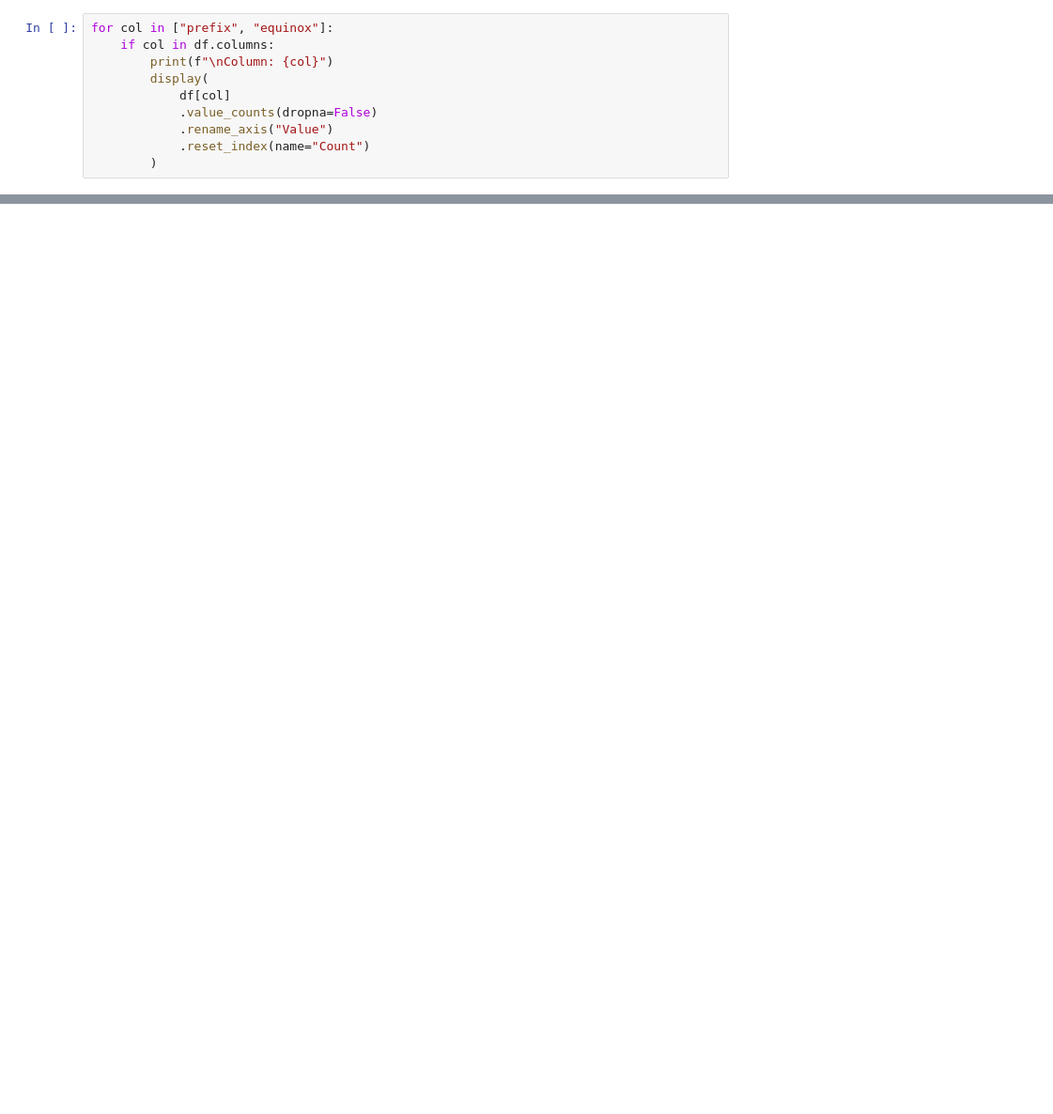
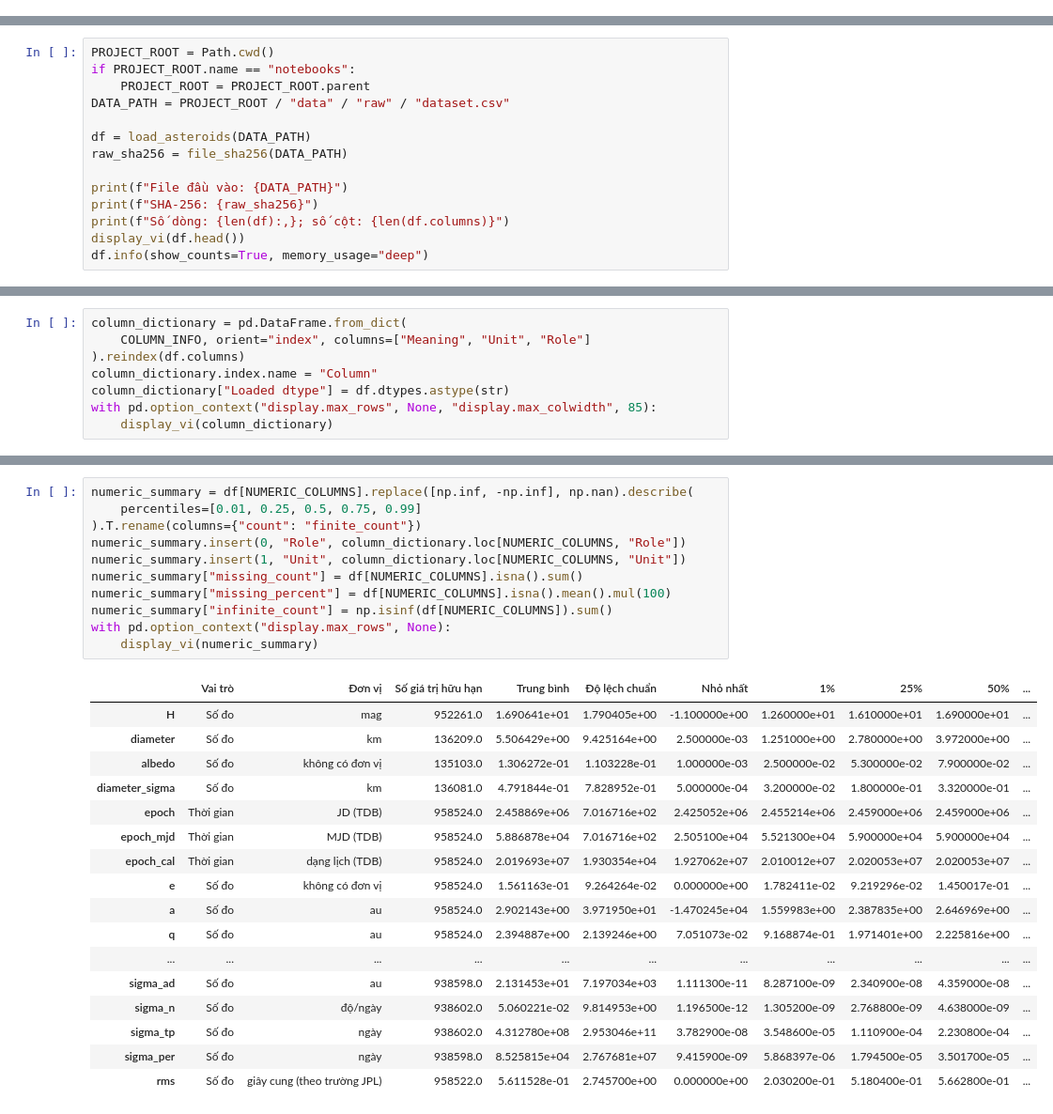
Before and after one commit to hohuunghiem/Programming-for-Data-Science, a Jupyter notebook: notebooks/01_collection_exploration.ipynb, the cells around one changed output, grey strips where cells are left out. Shown at 94% size. Cells and saved outputs as stored; diff of their text form; blank space fills up the shorter version.

Commit message:
Complete basic asteroid preprocessing with Vietnamese presentation

```diff
--- a/notebooks/01_collection_exploration.ipynb
+++ b/notebooks/01_collection_exploration.ipynb
@@ -366,10 +0,0 @@ display(pd.DataFrame(text_checks))
-# %%
-for col in ["prefix", "equinox"]:
-    if col in df.columns:
-        print(f"\nColumn: {col}")
-        display(
-            df[col]
-            .value_counts(dropna=False)
-            .rename_axis("Value")
-            .reset_index(name="Count")
-        )
@@ -1193,0 +229,14 @@ Add source access dates and the public notebooks actually consulted.
+# %%
+PROJECT_ROOT = Path.cwd()
+if PROJECT_ROOT.name == "notebooks":
+    PROJECT_ROOT = PROJECT_ROOT.parent
+DATA_PATH = PROJECT_ROOT / "data" / "raw" / "dataset.csv"
+
+df = load_asteroids(DATA_PATH)
+raw_sha256 = file_sha256(DATA_PATH)
+
+print(f"File đầu vào: {DATA_PATH}")
+print(f"SHA-256: {raw_sha256}")
+print(f"Số dòng: {len(df):,}; số cột: {len(df.columns)}")
+display_vi(df.head())
+df.info(show_counts=True, memory_usage="deep")
@@ -1193,0 +312,8 @@ Add source access dates and the public notebooks actually consulted.
+# %%
+column_dictionary = pd.DataFrame.from_dict(
+    COLUMN_INFO, orient="index", columns=["Meaning", "Unit", "Role"]
+).reindex(df.columns)
+column_dictionary.index.name = "Column"
+column_dictionary["Loaded dtype"] = df.dtypes.astype(str)
+with pd.option_context("display.max_rows", None, "display.max_colwidth", 85):
+    display_vi(column_dictionary)
@@ -1193,0 +419,29 @@ Add source access dates and the public notebooks actually consulted.
+# %%
+numeric_summary = df[NUMERIC_COLUMNS].replace([np.inf, -np.inf], np.nan).describe(
+    percentiles=[0.01, 0.25, 0.5, 0.75, 0.99]
+).T.rename(columns={"count": "finite_count"})
+numeric_summary.insert(0, "Role", column_dictionary.loc[NUMERIC_COLUMNS, "Role"])
+numeric_summary.insert(1, "Unit", column_dictionary.loc[NUMERIC_COLUMNS, "Unit"])
+numeric_summary["missing_count"] = df[NUMERIC_COLUMNS].isna().sum()
+numeric_summary["missing_percent"] = df[NUMERIC_COLUMNS].isna().mean().mul(100)
+numeric_summary["infinite_count"] = np.isinf(df[NUMERIC_COLUMNS]).sum()
+with pd.option_context("display.max_rows", None):
+    display_vi(numeric_summary)
+# %% [output]
+|  | Vai trò | Đơn vị | Số giá trị hữu hạn | Trung bình | Độ lệch chuẩn | Nhỏ nhất | 1% | 25% | 50% | ... |
+| H | Số đo | mag | 952261.0 | 1.690641e+01 | 1.790405e+00 | -1.100000e+00 | 1.260000e+01 | 1.610000e+01 | 1.690000e+01 | ... |
+| diameter | Số đo | km | 136209.0 | 5.506429e+00 | 9.425164e+00 | 2.500000e-03 | 1.251000e+00 | 2.780000e+00 | 3.972000e+00 | ... |
+| albedo | Số đo | không có đơn vị | 135103.0 | 1.306272e-01 | 1.103228e-01 | 1.000000e-03 | 2.500000e-02 | 5.300000e-02 | 7.900000e-02 | ... |
+| diameter_sigma | Số đo | km | 136081.0 | 4.791844e-01 | 7.828952e-01 | 5.000000e-04 | 3.200000e-02 | 1.800000e-01 | 3.320000e-01 | ... |
+| epoch | Thời gian | JD (TDB) | 958524.0 | 2.458869e+06 | 7.016716e+02 | 2.425052e+06 | 2.455214e+06 | 2.459000e+06 | 2.459000e+06 | ... |
+| epoch_mjd | Thời gian | MJD (TDB) | 958524.0 | 5.886878e+04 | 7.016716e+02 | 2.505100e+04 | 5.521300e+04 | 5.900000e+04 | 5.900000e+04 | ... |
+| epoch_cal | Thời gian | dạng lịch (TDB) | 958524.0 | 2.019693e+07 | 1.930354e+04 | 1.927062e+07 | 2.010012e+07 | 2.020053e+07 | 2.020053e+07 | ... |
+| e | Số đo | không có đơn vị | 958524.0 | 1.561163e-01 | 9.264264e-02 | 0.000000e+00 | 1.782411e-02 | 9.219296e-02 | 1.450017e-01 | ... |
+| a | Số đo | au | 958524.0 | 2.902143e+00 | 3.971950e+01 | -1.470245e+04 | 1.559983e+00 | 2.387835e+00 | 2.646969e+00 | ... |
+| q | Số đo | au | 958524.0 | 2.394887e+00 | 2.139246e+00 | 7.051073e-02 | 9.168874e-01 | 1.971401e+00 | 2.225816e+00 | ... |
+| ... | ... | ... | ... | ... | ... | ... | ... | ... | ... | ... |
+| sigma_ad | Số đo | au | 938598.0 | 2.131453e+01 | 7.197034e+03 | 1.111300e-11 | 8.287100e-09 | 2.340900e-08 | 4.359000e-08 | ... |
+| sigma_n | Số đo | độ/ngày | 938602.0 | 5.060221e-02 | 9.814953e+00 | 1.196500e-12 | 1.305200e-09 | 2.768800e-09 | 4.638000e-09 | ... |
+| sigma_tp | Số đo | ngày | 938602.0 | 4.312780e+08 | 2.953046e+11 | 3.782900e-08 | 3.548600e-05 | 1.110900e-04 | 2.230800e-04 | ... |
+| sigma_per | Số đo | ngày | 938598.0 | 8.525815e+04 | 2.767681e+07 | 9.415900e-09 | 5.868397e-06 | 1.794500e-05 | 3.501700e-05 | ... |
+| rms | Số đo | giây cung (theo trường JPL) | 958522.0 | 5.611528e-01 | 2.745700e+00 | 0.000000e+00 | 2.030200e-01 | 5.180400e-01 | 5.662800e-01 | ... |
```
Also changed, not shown: parts of 79 cells of this notebook, 3 other files.
